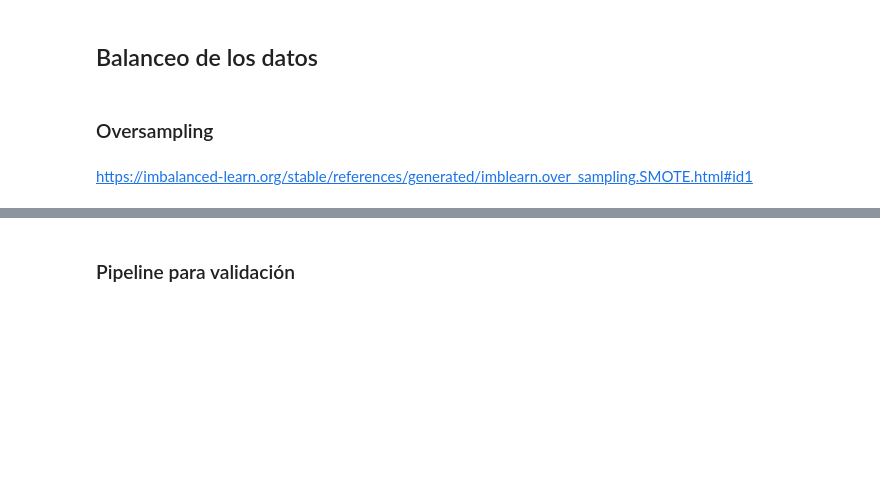
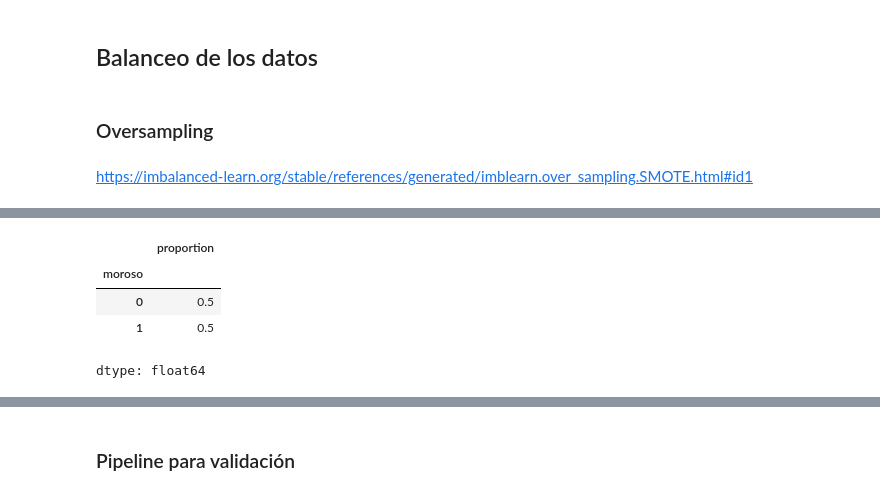
Before and after one commit to Maucho6340/2162-clasificacion-validacion-de-modelos-y-metricas, a Jupyter notebook: Clasificacion_validacion_y_metricas.ipynb, the cells around one changed output, grey strips where cells are left out. Cells and saved outputs as stored; diff of their text form; code cells hidden in the pictures; blank space fills up the shorter version.

```diff
--- a/Clasificacion_validacion_y_metricas.ipynb
+++ b/Clasificacion_validacion_y_metricas.ipynb
@@ -626,0 +915,11 @@ https://imbalanced-learn.org/stable/references/generated/imblearn.over_sampling.
+# %%
+oversampling=SMOTE()
+X_balanceada, y_balanceada = oversampling.fit_resample(X, y) #crea muestras balanceadas
+# %%
+y_balanceada.value_counts(normalize=True)
+# %% [output]
+|  | proportion |
+| moroso |  |
+| 0 | 0.5 |
+| 1 | 0.5 |
+dtype: float64
```
Also changed, not shown: parts of 93 cells of this notebook.
